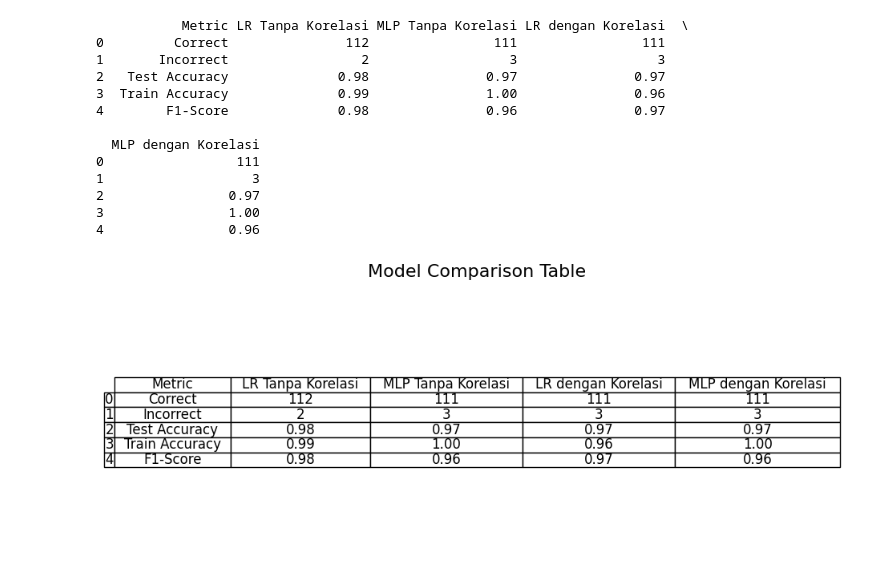
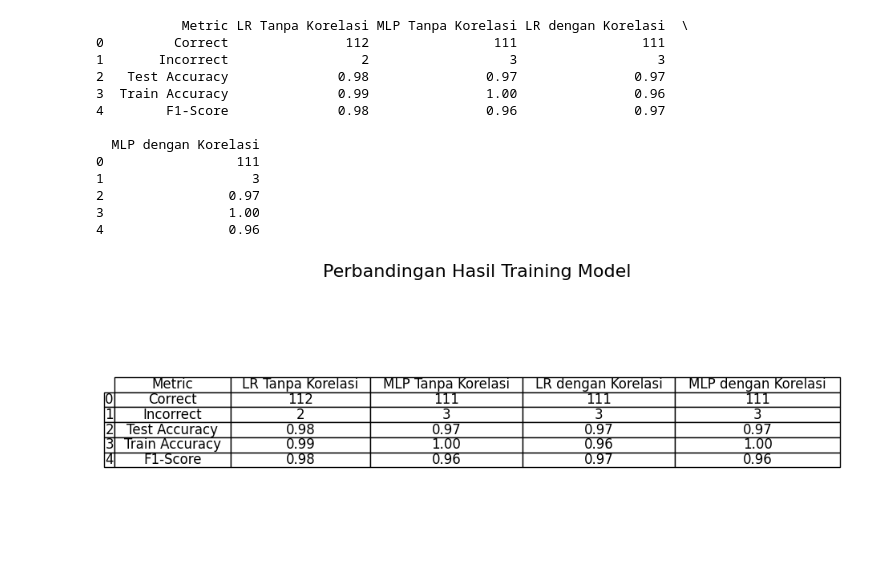
Before and after one commit to FadQode/Scil-try1, a Jupyter notebook: Classification.ipynb, the cells around one changed output. Cells and saved outputs as stored; diff of their text form; code cells hidden in the pictures.

```diff
--- a/Classification.ipynb
+++ b/Classification.ipynb
@@ -412,30 +410,20 @@ print(metrics_df)
 # %%
 import matplotlib.pyplot as plt
 
-# Create a figure and axis
+
 fig, ax = plt.subplots(figsize=(8, 4))
-
-# Hide the axes
 ax.axis('off')
 ax.axis('tight')
-
-# Create the table
 table = ax.table(cellText=metrics_df.values,
                  colLabels=metrics_df.columns,
                  rowLabels=metrics_df.index,
                  loc='center',
                  cellLoc='center')
-
-# Customize the table
 table.auto_set_font_size(False)
 table.set_fontsize(12)
 table.auto_set_column_width(col=list(range(len(metrics_df.columns))))
-
-# Add a title
-plt.title("Model Comparison Table", fontsize=16)
-
-# Show the table
+plt.title("Perbandingan Hasil Training Model", fontsize=16)
 plt.tight_layout()
 plt.show()
 # %% [output]
-[figure, old version]
+[figure, new version]
```
Also changed, not shown: parts of 2 cells of this notebook.
